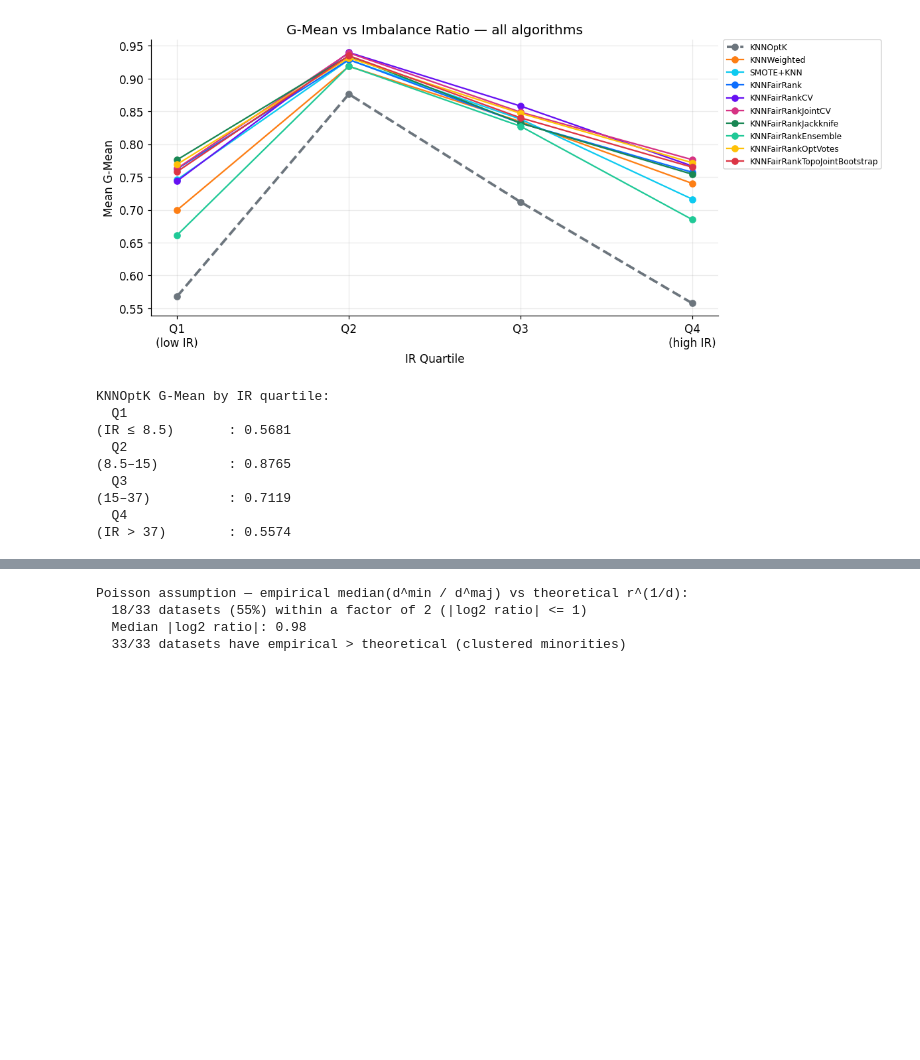
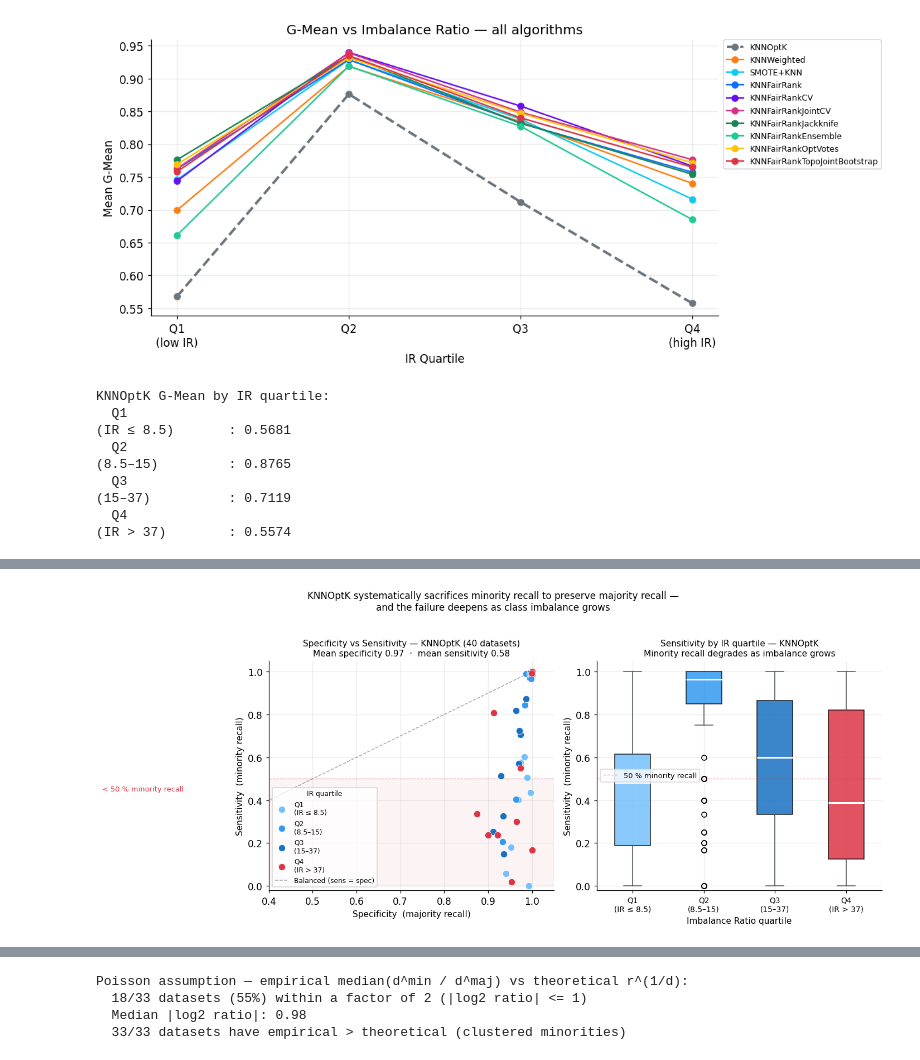
Before and after one commit to zepaulo333/knn_classimbalance, a Jupyter notebook: notebooks/entrega_final.ipynb, the cells around one changed output, grey strips where cells are left out. Drawn from its saved outputs; the diff is of its cells as text; code cells hidden in the pictures; blank space fills up the shorter version.

```diff
--- a/notebooks/entrega_final.ipynb
+++ b/notebooks/entrega_final.ipynb
@@ -230,0 +243,95 @@ KNNOptK G-Mean by IR quartile:
+# %%
+# ── §2.3 Empirical evidence: specificity vs sensitivity + sensitivity by IR quartile ──
+
+# Compute per-fold sensitivity & specificity for KNNOptK
+_optk = bench[bench['algorithm'] == 'KNNOptK'].copy()
+_optk['sensitivity'] = np.where(
+    _optk['tp'] + _optk['fn'] > 0,
+    _optk['tp'] / (_optk['tp'] + _optk['fn']), 0.0)
+_optk['specificity'] = np.where(
+    _optk['tn'] + _optk['fp'] > 0,
+    _optk['tn'] / (_optk['tn'] + _optk['fp']), 0.0)
+
+# Per-dataset mean (for scatter)
+_ds_optk = (_optk.groupby('dataset')[['sensitivity', 'specificity']]
+            .mean().reset_index()
+            .merge(ds_meta[['dataset', 'IR']], on='dataset', how='left'))
+_ds_optk['IR_q'] = pd.qcut(
+    _ds_optk['IR'], q=4,
+    labels=['Q1\n(IR ≤ 8.5)', 'Q2\n(8.5–15)', 'Q3\n(15–37)', 'Q4\n(IR > 37)'])
+
+# Per-fold data merged with IR quartile (for boxplot — preserves within-dataset variance)
+_optk_q = _optk.merge(ds_meta[['dataset', 'IR']], on='dataset', how='left')
+_optk_q['IR_q'] = pd.qcut(
+    _optk_q['IR'], q=4,
+    labels=['Q1\n(IR ≤ 8.5)', 'Q2\n(8.5–15)', 'Q3\n(15–37)', 'Q4\n(IR > 37)'])
+
+_q_colors = ['#74c0fc', '#339af0', '#1971c2', '#dc3545']
+_q_labels  = ['Q1\n(IR ≤ 8.5)', 'Q2\n(8.5–15)', 'Q3\n(15–37)', 'Q4\n(IR > 37)']
+
+fig, (ax1, ax2) = plt.subplots(1, 2, figsize=(13, 5.5))
+
+# ── Left: Specificity vs Sensitivity scatter ──────────────────────────────────
+for q, col in zip(_q_labels, _q_colors):
+    grp = _ds_optk[_ds_optk['IR_q'] == q]
+    ax1.scatter(grp['specificity'], grp['sensitivity'],
+                color=col, s=65, edgecolors='white', linewidths=0.5,
+                label=q, zorder=3)
+
+ax1.plot([0, 1], [0, 1], 'k--', lw=1, alpha=0.35, label='Balanced (sens = spec)')
+ax1.axhspan(0, 0.5, color='#dc3545', alpha=0.06)
+ax1.axhline(0.5, color='#dc3545', lw=0.8, ls='--', alpha=0.5)
+ax1.text(0.02, 0.47, '< 50 % minority recall', color='#dc3545', fontsize=8.5, va='top')
+ax1.set_xlabel('Specificity  (majority recall)', fontsize=10)
+ax1.set_ylabel('Sensitivity  (minority recall)', fontsize=10)
+ax1.set_title(
+    'Specificity vs Sensitivity — KNNOptK (40 datasets)\n'
+    f'Mean specificity {_ds_optk["specificity"].mean():.2f}  ·  '
+    f'mean sensitivity {_ds_optk["sensitivity"].mean():.2f}',
+    fontsize=10)
+ax1.set_xlim(0.4, 1.05); ax1.set_ylim(-0.02, 1.05)
+ax1.legend(title='IR quartile', fontsize=8, title_fontsize=8, loc='lower left')
+
+# ── Right: Sensitivity boxplot by IR quartile ─────────────────────────────────
+_bp_data = [_optk_q[_optk_q['IR_q'] == q]['sensitivity'].values for q in _q_labels]
+_bp = ax2.boxplot(_bp_data, patch_artist=True, widths=0.5,
+                  medianprops=dict(color='white', lw=2))
+for patch, col in zip(_bp['boxes'], _q_colors):
+    patch.set_facecolor(col)
+    patch.set_alpha(0.85)
+for whisker in _bp['whiskers']:
+    whisker.set(color='#495057', lw=1)
+for cap in _bp['caps']:
+    cap.set(color='#495057', lw=1)
+
+ax2.axhline(0.5, color='#dc3545', lw=0.8, ls='--', alpha=0.6,
+            label='50 % minority recall')
+ax2.set_xticklabels(_q_labels, fontsize=9)
+ax2.set_xlabel('Imbalance Ratio quartile', fontsize=10)
+ax2.set_ylabel('Sensitivity  (minority recall)', fontsize=10)
+ax2.set_title(
+    'Sensitivity by IR quartile — KNNOptK\n'
+    'Minority recall degrades as imbalance grows',
+    fontsize=10)
+ax2.set_ylim(-0.02, 1.05)
+ax2.legend(fontsize=8.5)
+
+plt.suptitle(
+    'KNNOptK systematically sacrifices minority recall to preserve majority recall —\n'
+    'and the failure deepens as class imbalance grows',
+    fontsize=11, y=1.02)
+plt.tight_layout()
+plt.savefig('results/figures/empirical_bias_evidence.png', bbox_inches='tight')
+plt.show()
+
+_n_danger = int((_ds_optk['sensitivity'] < 0.5).sum())
+_q_medians = _optk_q.groupby('IR_q', observed=True)['sensitivity'].median()
+print(f"Datasets where KNNOptK misses > 50% of minority cases: "
+      f"{_n_danger}/{len(_ds_optk)} ({100*_n_danger/len(_ds_optk):.0f}%)")
+print(f"Mean sensitivity:  {_ds_optk['sensitivity'].mean():.3f}")
+print(f"Mean specificity:  {_ds_optk['specificity'].mean():.3f}")
+print("Median sensitivity by IR quartile:")
+for q, v in _q_medians.items():
+    print(f"  {str(q):20s}: {v:.3f}")
+# %% [output]
+[figure, added]
```
Also changed, not shown: parts of 11 cells of this notebook, 2 other files.
